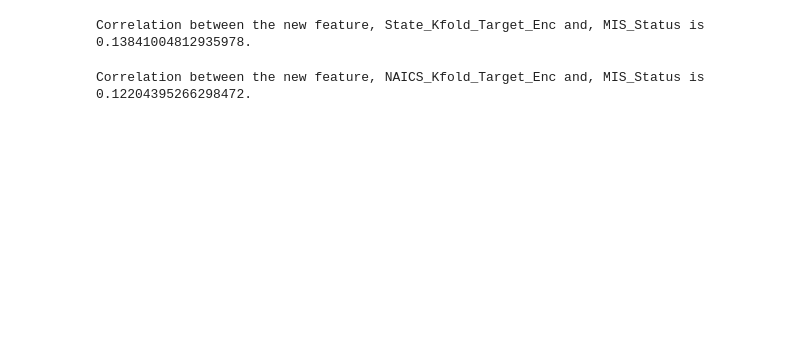
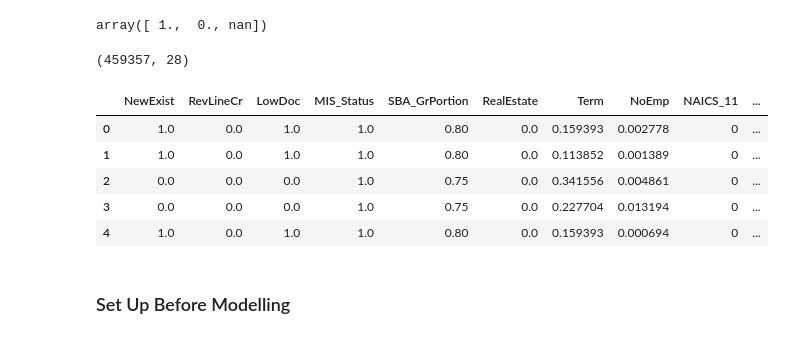
Before and after one commit to sehilnlf/LoanClassification, a Jupyter notebook: src/preprocessing_modelling.ipynb, the cells around one changed output. Saved outputs shown, nothing was run; the diff lists cells and outputs as text; code cells hidden in the pictures; blank space fills up the shorter version.

```diff
--- a/src/preprocessing_modelling.ipynb
+++ b/src/preprocessing_modelling.ipynb
@@ -128,13 +103,27 @@ class KFoldTargetEncoderTrain(base.BaseEstimator,
 # %%
-targeState = KFoldTargetEncoderTrain('State','MIS_Status',n_fold=10)
-SBA = targeState.fit_transform(SBA)
-SBA.drop(['State'], axis=1, inplace=True)
+SBA = pd.concat([SBA, NAICScol], axis=1)
+SBA.drop('NAICS', axis=1, inplace=True)
-# %% [output]
-Correlation between the new feature, State_Kfold_Target_Enc and, MIS_Status is 0.13841004812935978.
-# %%
-targetNaics = KFoldTargetEncoderTrain('NAICS','MIS_Status',n_fold=10)
-SBA = targetNaics.fit_transform(SBA)
-SBAdrop = SBA.drop(['NAICS'], axis=1, inplace=True)
-# %% [output]
-Correlation between the new feature, NAICS_Kfold_Target_Enc and, MIS_Status is 0.12204395266298472.
+# %%
+SBA['MIS_Status'].unique()
+# %% [output]
+array([ 1.,  0., nan])
+# %%
+SBA = SBA.replace({True: 1, False: 0})
+# %%
+SBA = SBA.dropna()
+# %%
+SBA.shape
+# %% [output]
+(459357, 28)
+# %%
+SBA.head()
+# %% [output]
+|  | NewExist | RevLineCr | LowDoc | MIS_Status | SBA_GrPortion | RealEstate | Term | NoEmp | NAICS_11 | ... |
+| 0 | 1.0 | 0.0 | 1.0 | 1.0 | 0.80 | 0.0 | 0.159393 | 0.002778 | 0 | ... |
+| 1 | 1.0 | 0.0 | 1.0 | 1.0 | 0.80 | 0.0 | 0.113852 | 0.001389 | 0 | ... |
+| 2 | 0.0 | 0.0 | 0.0 | 1.0 | 0.75 | 0.0 | 0.341556 | 0.004861 | 0 | ... |
+| 3 | 0.0 | 0.0 | 0.0 | 1.0 | 0.75 | 0.0 | 0.227704 | 0.013194 | 0 | ... |
+| 4 | 1.0 | 0.0 | 1.0 | 1.0 | 0.80 | 0.0 | 0.159393 | 0.000694 | 0 | ... |
+# %% [markdown]
+### Set Up Before Modelling
 # %%
```
Also changed, not shown: parts of 42 cells of this notebook, 2 other files.
